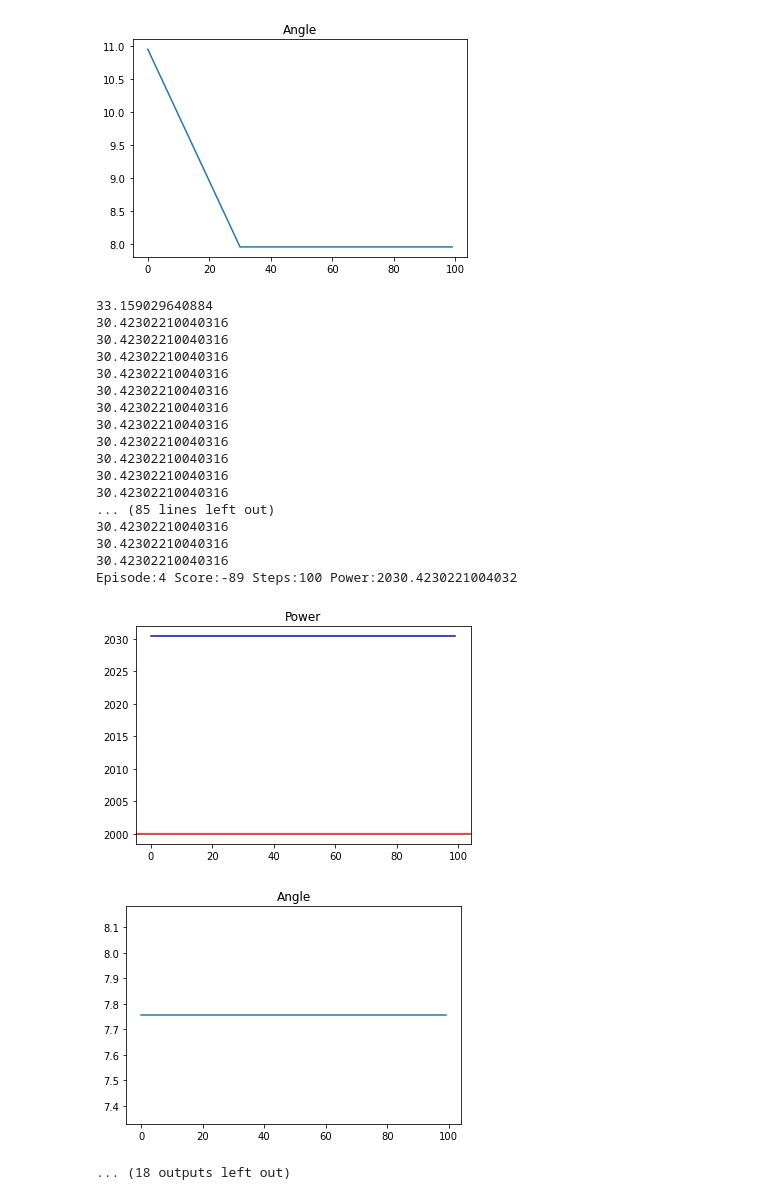
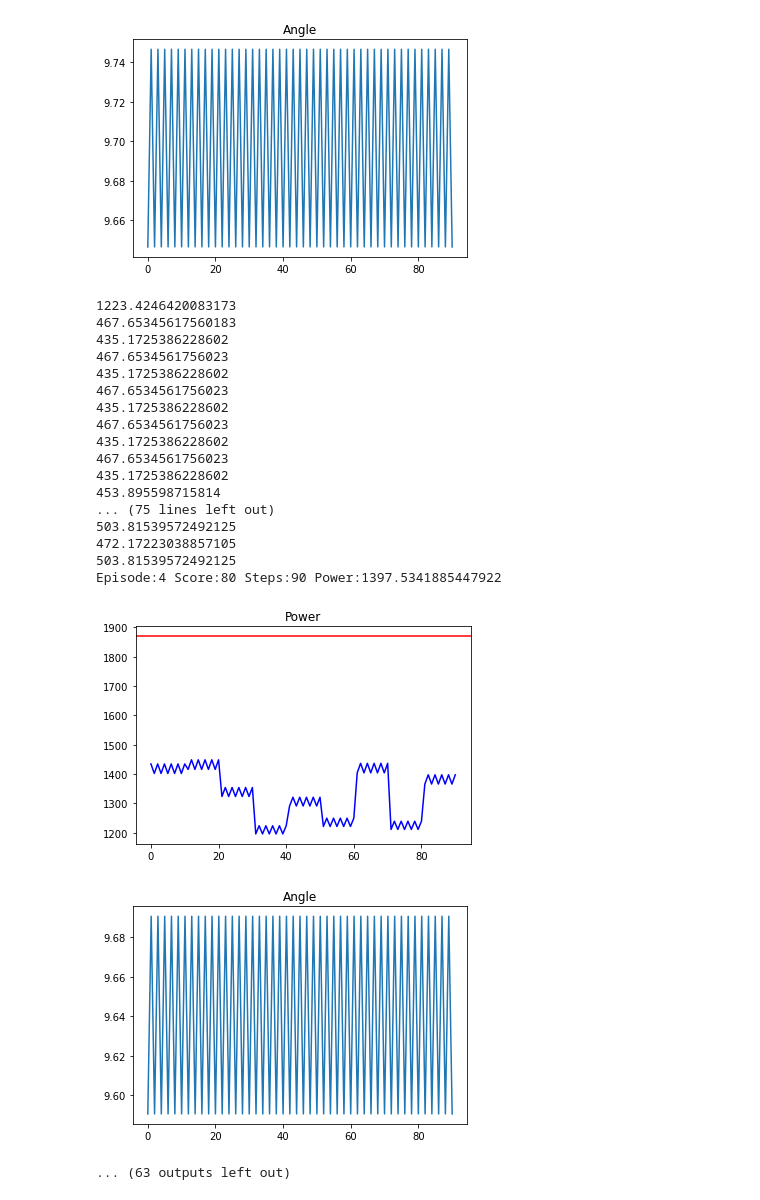
Before and after one commit to Di3go99/Control-de-un-molino-eolico-usando-Aprendizaje-por-refuerzo-profundo, a Jupyter notebook: prueba_molino.ipynb, the cells around one changed output. Drawn from its saved outputs; the diff is of its cells as text; code cells hidden in the pictures.

Commit message:
Modelo funcionando con interfaz-web implementada
A falta de algunas mejoras

```diff
--- a/prueba_molino.ipynb
+++ b/prueba_molino.ipynb
@@ -126,5 +209,5 @@ class WindmillEnv(Env):
 
         return self.angle
 # %%
-env = WindmillEnv()
+env = WindmillEnv(0)
 # %%
@@ -174,14 +263,13 @@ actions = env.action_space.n
 def build_model(states, actions):
     model = Sequential()
     model.add(Dense(28, activation='relu', input_shape = states))
-    model.add(Dense(28, activation='relu'))
+    model.add(Dense(64, activation='relu'))
     model.add(Dense(actions, activation='linear'))
     return model
 # %%
 model = build_model(states, actions)
 # %%
 def build_agent(model, actions):
-    policy = BoltzmannQPolicy()
     memory = SequentialMemory(limit=50000, window_length=1)
-    dqn = DQNAgent(model=model, memory=memory, policy=policy, nb_actions=actions, nb_steps_warmup=10, target_model_update=1e-2)
+    dqn = DQNAgent(model=model, memory=memory, policy=BoltzmannQPolicy(), nb_actions=actions, nb_steps_warmup=1000)
     return dqn
@@ -188,5 +278,5 @@ def build_agent(model, actions):
 # %%
 dqn = build_agent(model, actions)
-dqn.compile(Adam(lr=1e-3), metrics=['mae'])
-dqn.fit(env, nb_steps=100000, visualize=False, verbose=1)
+dqn.compile(Adam(learning_rate=1e-3), metrics=['mae'])
+dqn.fit(env, nb_steps=60000, visualize=False, verbose=1)
 # %% [output]
@@ -227,5 +319,5 @@ Episode 10: reward: 155.000, steps: 100
 # %%
-episodes = 10
+episodes = 25
 
 for episode in range(1, episodes+1):
     obs = env.reset()
@@ -236,13 +328,24 @@ for episode in range(1, episodes+1):
     refPower = env.powerRef
     initTrainingLenght = env.training_length
 
+    powerArray.append(env.genPowerEuler)
+    anglesArray.append(env.angle)
+
     while not done:
-        powerArray.append(env.genPowerEuler)
-        anglesArray.append(env.angle)
         print(env.error)
         action = dqn.forward(obs)
         obs, reward, done, info = env.step(action)
         score += reward
+
+        if env.training_length % 10 == 0:
+            env.wind += random.uniform(-0.5,0.5)
+
+        powerArray.append(env.genPowerEuler)
+        anglesArray.append(env.angle)
+
+        if env.error <= 33.0:
+            break
+
     print('Episode:{} Score:{} Steps:{} Power:{}'.format(episode, score, initTrainingLenght - env.training_length, env.genPowerEuler))
 
     plt.title("Power"), plt.axhline(y=refPower, color='r', linestyle='-')
@@ -311,21 +414,21 @@ Episode:3 Score:221 Steps:100 Power:1966.840970359116
-[figure, old version]
+[figure, new version]
-33.159029640884
-30.42302210040316
-30.42302210040316
-30.42302210040316
-30.42302210040316
-30.42302210040316
-30.42302210040316
-30.42302210040316
-30.42302210040316
-30.42302210040316
-30.42302210040316
-30.42302210040316
-... (85 lines left out)
-30.42302210040316
-30.42302210040316
-30.42302210040316
-Episode:4 Score:-89 Steps:100 Power:2030.4230221004032
+1223.4246420083173
+467.65345617560183
+435.1725386228602
+467.6534561756023
+435.1725386228602
+467.6534561756023
+435.1725386228602
+467.6534561756023
+435.1725386228602
+467.6534561756023
+435.1725386228602
+453.895598715814
+... (75 lines left out)
+503.81539572492125
+472.17223038857105
+503.81539572492125
+Episode:4 Score:80 Steps:90 Power:1397.5341885447922
-[figure, old version]
+[figure, new version]
-[figure, old version]
+[figure, new version]
-... (18 outputs left out)
+... (63 outputs left out)
```
Also changed, not shown: parts of 13 cells of this notebook.
